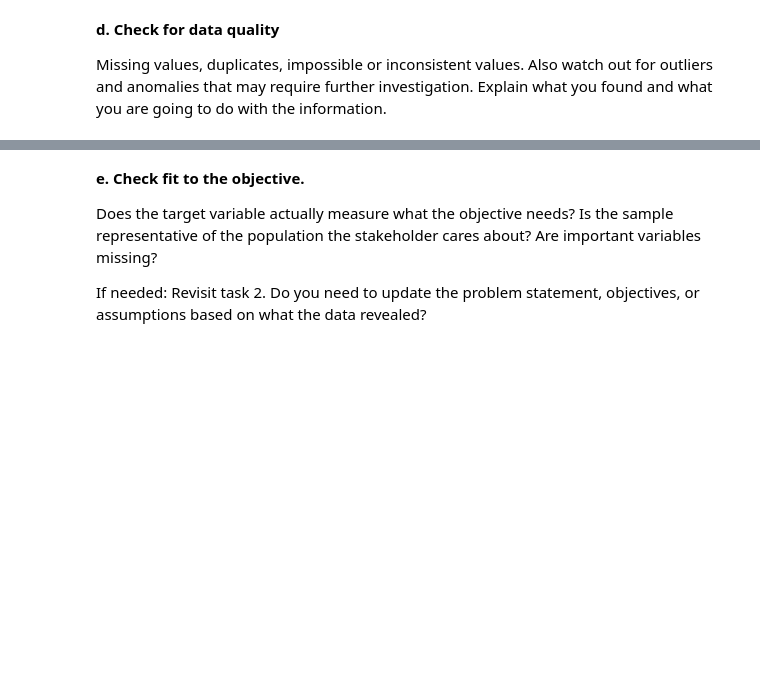
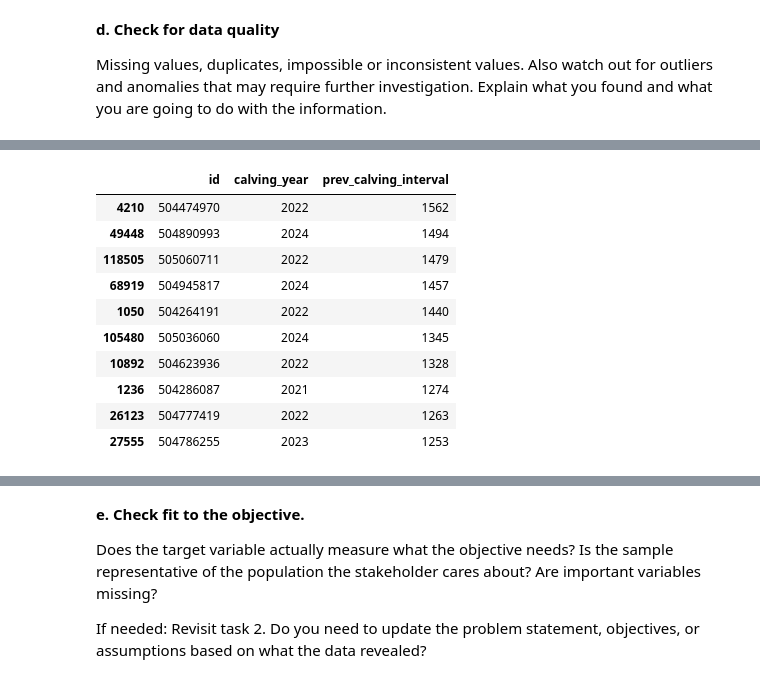
Before and after one commit to triiiiinpunab/ids-lehma-data, a Jupyter notebook: IDS2026_HW07.ipynb, the cells around one changed output, grey strips where cells are left out. Cells and saved outputs as stored; diff of their text form; code cells hidden in the pictures; blank space fills up the shorter version.

```diff
--- a/IDS2026_HW07.ipynb
+++ b/IDS2026_HW07.ipynb
@@ -227,0 +401,15 @@ Missing values, duplicates, impossible or inconsistent values. Also watch out fo
+# %%
+# Are there really cows who haven't lactated in 4 years?
+traindf.sort_values(by="prev_calving_interval", ascending=False)[["id", "calving_year", "prev_calving_interval"]].head(10)
+# %% [output]
+|  | id | calving_year | prev_calving_interval |
+| 4210 | 504474970 | 2022 | 1562 |
+| 49448 | 504890993 | 2024 | 1494 |
+| 118505 | 505060711 | 2022 | 1479 |
+| 68919 | 504945817 | 2024 | 1457 |
+| 1050 | 504264191 | 2022 | 1440 |
+| 105480 | 505036060 | 2024 | 1345 |
+| 10892 | 504623936 | 2022 | 1328 |
+| 1236 | 504286087 | 2021 | 1274 |
+| 26123 | 504777419 | 2022 | 1263 |
+| 27555 | 504786255 | 2023 | 1253 |
```
Also changed, not shown: parts of 31 cells of this notebook.
